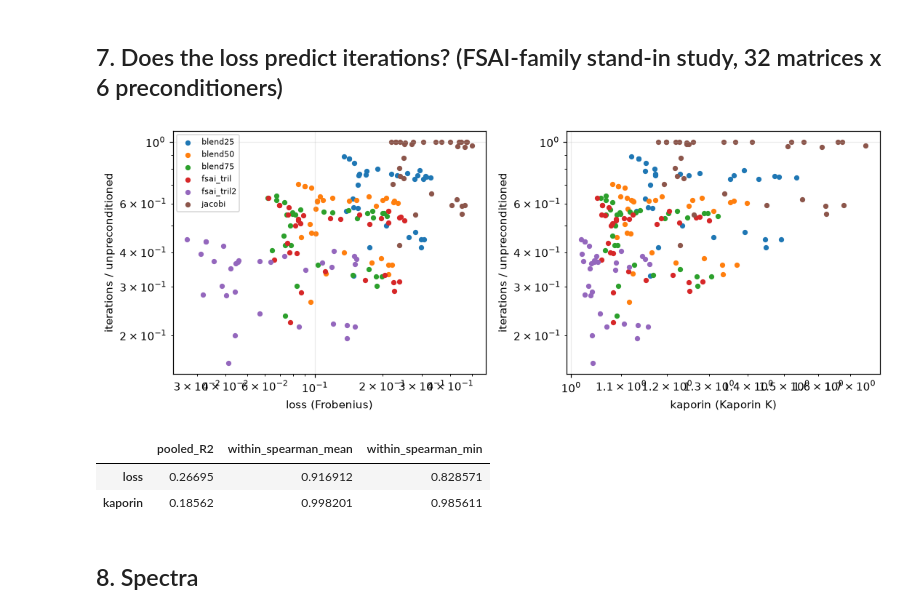
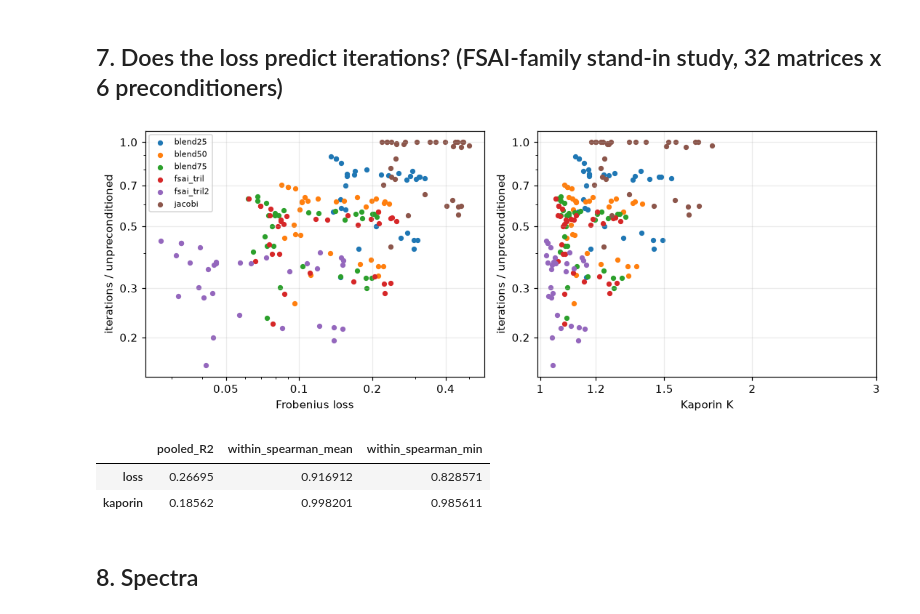
Before and after one commit to amishi71/learned-preconditioners, a Jupyter notebook: notebooks/results.ipynb, the cells around one changed output. Saved outputs shown, nothing was run; the diff lists cells and outputs as text; code cells hidden in the pictures.

```diff
--- a/notebooks/results.ipynb
+++ b/notebooks/results.ipynb
@@ -25,14 +25,16 @@ b.set_index('grid')[cols].plot.bar(figsize=(7,3.5), rot=0); plt.ylabel('CG itera
 This matrix is in-distribution: it shows the model learns FSAI quality, not generalization.
 # %%
 pat = re.compile(r"step\s+(\d+)\s+train\s+\S+\s+\S+\s+val CG iters \(32\^2\)\s+(\d+)")
-fig, ax = plt.subplots(figsize=(8,3.6)); found = False
+fig, ax = plt.subplots(figsize=(8, 3.8)); found = False; text = ''
 for f in sorted(L.glob('*.log')) if L.exists() else []:
-    pts = [(int(m.group(1)), int(m.group(2))) for m in map(pat.search, f.read_text().splitlines()) if m]
+    txt = f.read_text(); text += txt
+    pts = [(int(m.group(1)), int(m.group(2))) for m in map(pat.search, txt.splitlines()) if m]
     if pts:
-        found = True; ax.plot(*zip(*pts), marker='.', label=f.stem)
-tgt = re.search(r"FSAI\(tril\)=(\d+)", ''.join(f.read_text() for f in sorted(L.glob('*.log')))) if L.exists() else None
-if tgt: ax.axhline(int(tgt.group(1)), color='k', ls='--', lw=1, label='classical FSAI')
-ax.set_xlabel('training step'); ax.set_ylabel('val CG iterations'); ax.set_ylim(50, 100)
-if found: ax.legend(fontsize=7)
+        found = True; ax.plot(*zip(*pts), marker='.', label=f.stem, ls='--' if 'tril2' in f.stem else '-')
+for key, lab in (('tril', 'classical FSAI (tril)'), ('tril2', 'classical FSAI (tril²)')):
+    t = re.search(rf"FSAI\({key}\)=(\d+)", text)
+    if t: ax.axhline(int(t.group(1)), color='k', ls=':' if key == 'tril2' else '--', lw=1, label=lab)
+ax.set_xlabel('training step'); ax.set_ylabel('val CG iterations'); ax.set_ylim(35, 100)
+if found: ax.legend(fontsize=7, ncol=2)
 plt.tight_layout(); plt.show()
 # %% [output]
@@ -49,7 +51,7 @@ if e is not None:
     order = [m for g in GROUPS for m in g[1] if m in it.index]
     meths = [m for m in ['none','jacobi','ic0','pyamg_amg','fsai_tril','fsai_tril2'] if m in it.columns] + sorted(m for m in it.columns if m.startswith('gnn_'))
     t = it.loc[order, meths].rename(index=LABELS, columns=pretty)
-    display(t)
+    display(t.round(0).astype('Int64'))
 else:
     print('eval_all.csv not found - run scripts/evaluate_checkpoint.py')
 # %% [output]
@@ -127,18 +133,24 @@ else:
 # %% [markdown]
 ## 7. Does the loss predict iterations? (FSAI-family stand-in study, 32 matrices x 6 preconditioners)
 # %%
+from matplotlib.ticker import NullFormatter
 d = pd.read_csv(R/'correlation_study.csv')
 none = d[d.method=='none'].set_index('matrix').iters
 d['rel_iters'] = d.apply(lambda r: r.iters/none[r.matrix], axis=1)
 d = d[(d.method!='none')].dropna(subset=['loss','kaporin'])
-fig, ax = plt.subplots(1,2,figsize=(10,3.8))
-for a,col in zip(ax,['loss','kaporin']):
-    for m,g in d.groupby('method'): a.scatter(g[col], g.rel_iters, s=14, label=m)
-    a.set_xscale('log'); a.set_yscale('log'); a.set_xlabel(col + (' (Frobenius)' if col=='loss' else ' (Kaporin K)')); a.set_ylabel('iterations / unpreconditioned')
+fig, ax = plt.subplots(1, 2, figsize=(10, 3.8))
+for a, col, lab in zip(ax, ['loss', 'kaporin'], ['Frobenius loss', 'Kaporin K']):
+    for m, g in d.groupby('method'): a.scatter(g[col], g.rel_iters, s=14, label=m)
+    a.set_xscale('log'); a.set_yscale('log')
+    a.xaxis.set_minor_formatter(NullFormatter()); a.yaxis.set_minor_formatter(NullFormatter())
+    xt = [0.05, 0.1, 0.2, 0.4] if col == 'loss' else [1.0, 1.2, 1.5, 2.0, 3.0]
+    a.set_xticks(xt); a.set_xticklabels([f'{v:g}' for v in xt])
+    a.set_yticks([0.2, 0.3, 0.5, 0.7, 1.0]); a.set_yticklabels(['0.2', '0.3', '0.5', '0.7', '1.0'])
+    a.set_xlabel(lab); a.set_ylabel('iterations / unpreconditioned')
 ax[0].legend(fontsize=7); plt.tight_layout(); plt.show()
 display(pd.read_csv(R/'correlation_summary.csv', index_col=0))
 # %% [output]
-[figure, old version]
+[figure, new version]
 |  | pooled_R2 | within_spearman_mean | within_spearman_min |
 | loss | 0.26695 | 0.916912 | 0.828571 |
 | kaporin | 0.18562 | 0.998201 | 0.985611 |
```
Also changed, not shown: parts of 5 cells of this notebook, 5 other files.
